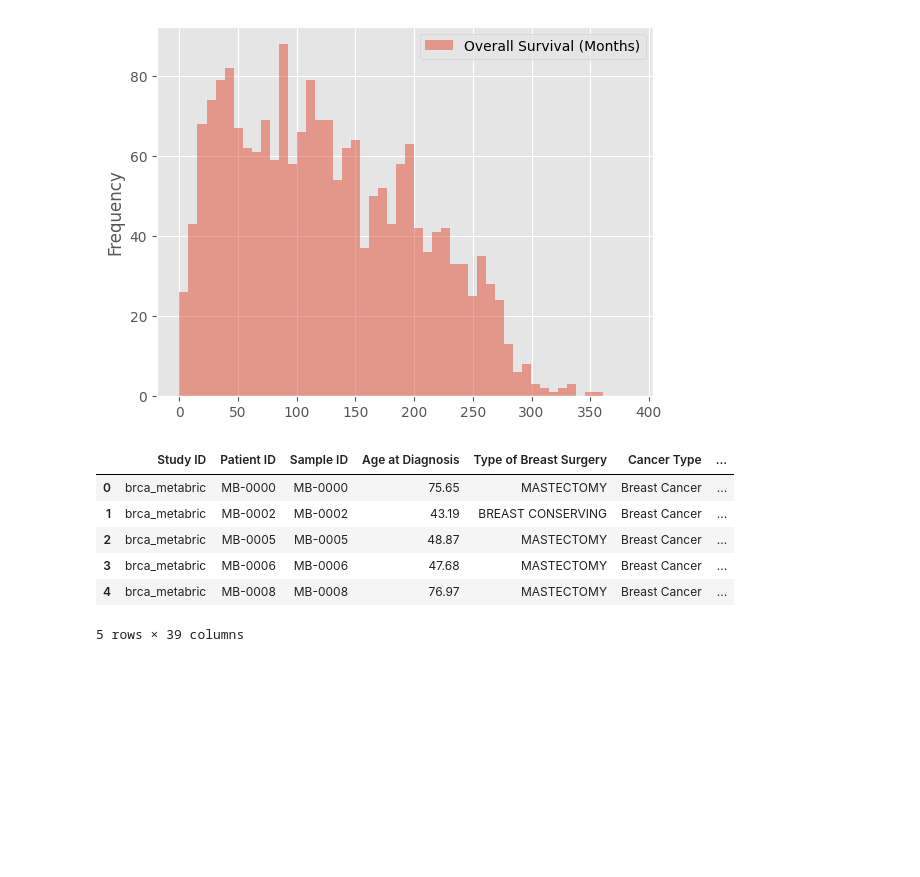
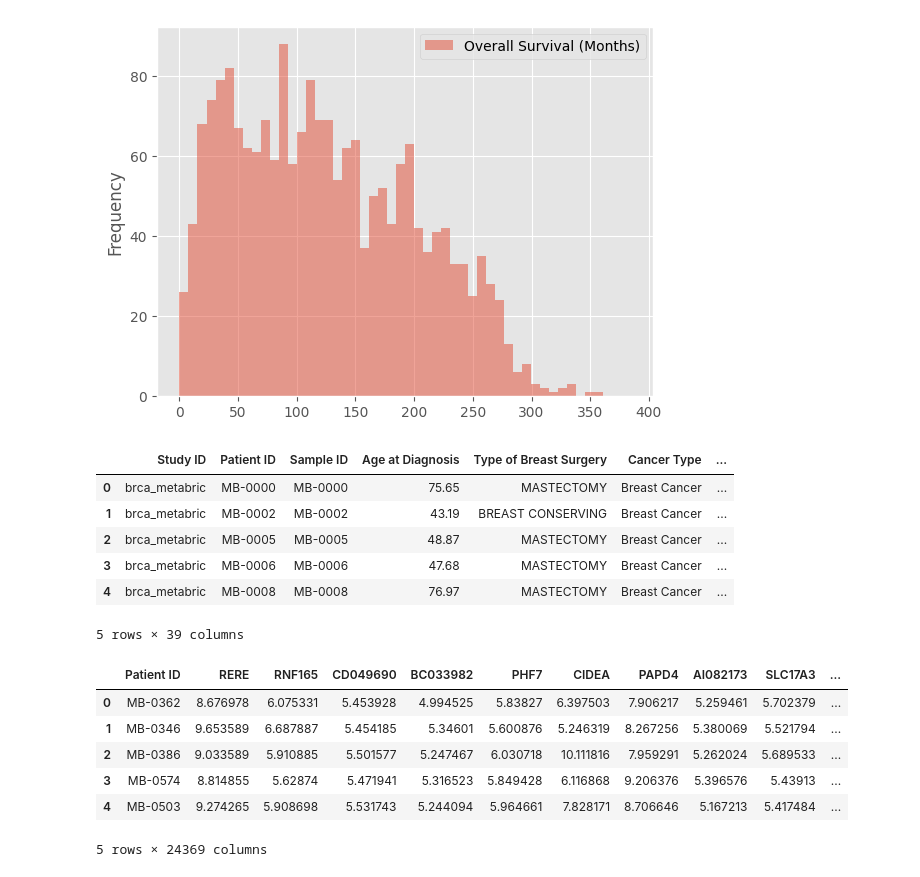
Before and after one commit to quinnbrodsky/bPrescient_prep, a Jupyter notebook: bPrescient_HW1.ipynb, the cells around one changed output. Drawn from its saved outputs; the diff is of its cells as text; code cells hidden in the pictures; blank space fills up the shorter version.

```diff
--- a/bPrescient_HW1.ipynb
+++ b/bPrescient_HW1.ipynb
@@ -45,3 +45,28 @@ df.head()
 | 3 | brca_metabric | MB-0006 | MB-0006 | 47.68 | MASTECTOMY | Breast Cancer | ... |
 | 4 | brca_metabric | MB-0008 | MB-0008 | 76.97 | MASTECTOMY | Breast Cancer | ... |
 5 rows × 39 columns
+# %%
+df_gene = pd.read_csv('data_mrna_agilent_microarray.txt', sep='\t')
+
+df_gene = df_gene.transpose()
+
+#switch column and row labels
+df_gene.columns = df_gene.iloc[0]
+df_gene = df_gene.iloc[1:]
+
+df_gene = df_gene.drop(labels=['Entrez_Gene_Id'],axis=0)
+
+df_gene.reset_index(inplace=True)
+df_gene.head()
+df_gene.rename(columns={'index': 'Patient ID'},inplace=True)
+df_gene.rename_axis(None, axis=1,inplace=True)
+
+df_gene.head()
+# %% [output]
+|  | Patient ID | RERE | RNF165 | CD049690 | BC033982 | PHF7 | CIDEA | PAPD4 | AI082173 | SLC17A3 | ... |
+| 0 | MB-0362 | 8.676978 | 6.075331 | 5.453928 | 4.994525 | 5.83827 | 6.397503 | 7.906217 | 5.259461 | 5.702379 | ... |
+| 1 | MB-0346 | 9.653589 | 6.687887 | 5.454185 | 5.34601 | 5.600876 | 5.246319 | 8.267256 | 5.380069 | 5.521794 | ... |
+| 2 | MB-0386 | 9.033589 | 5.910885 | 5.501577 | 5.247467 | 6.030718 | 10.111816 | 7.959291 | 5.262024 | 5.689533 | ... |
+| 3 | MB-0574 | 8.814855 | 5.62874 | 5.471941 | 5.316523 | 5.849428 | 6.116868 | 9.206376 | 5.396576 | 5.43913 | ... |
+| 4 | MB-0503 | 9.274265 | 5.908698 | 5.531743 | 5.244094 | 5.964661 | 7.828171 | 8.706646 | 5.167213 | 5.417484 | ... |
+5 rows × 24369 columns
```
Also changed, not shown: parts of 27 cells of this notebook.
